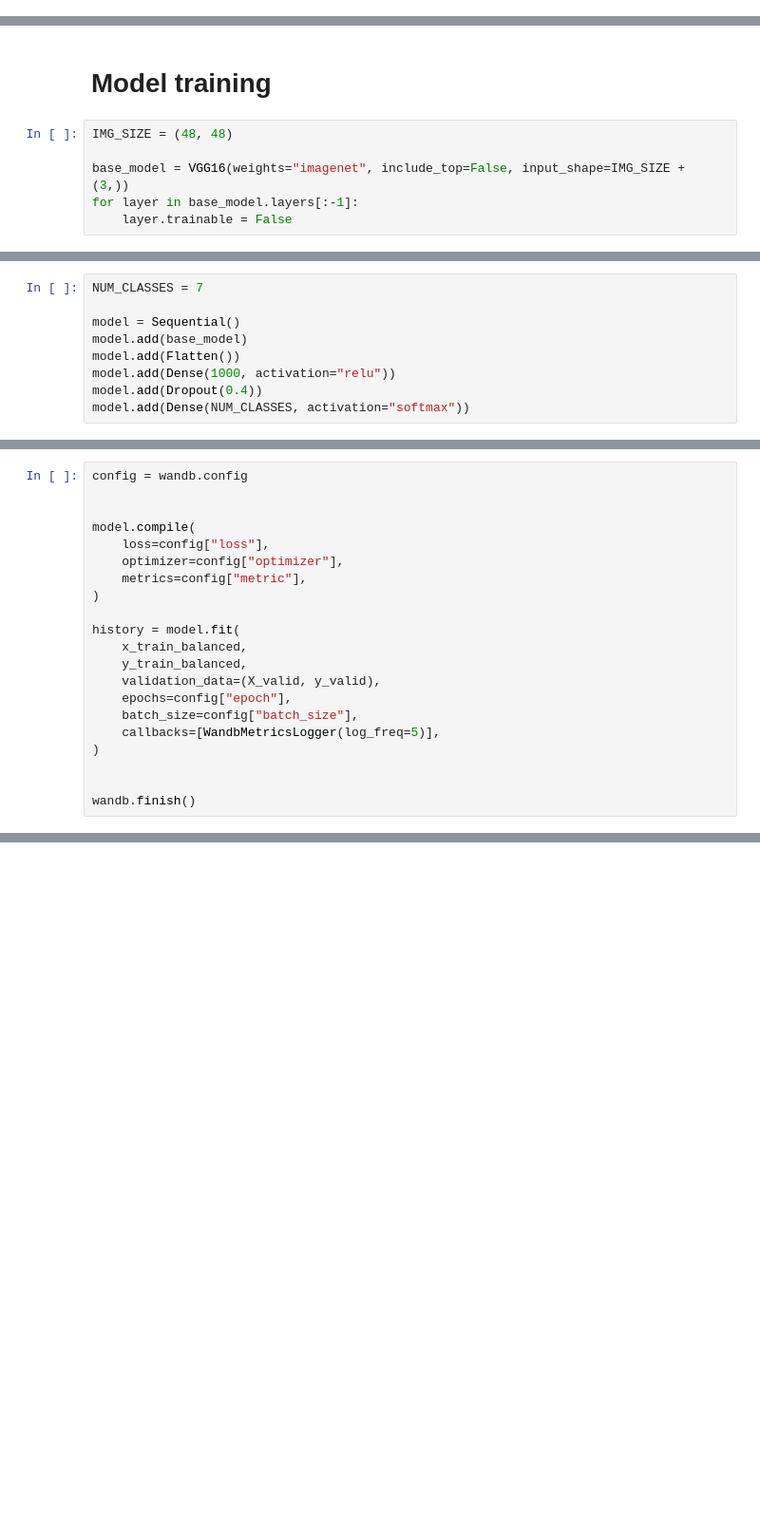
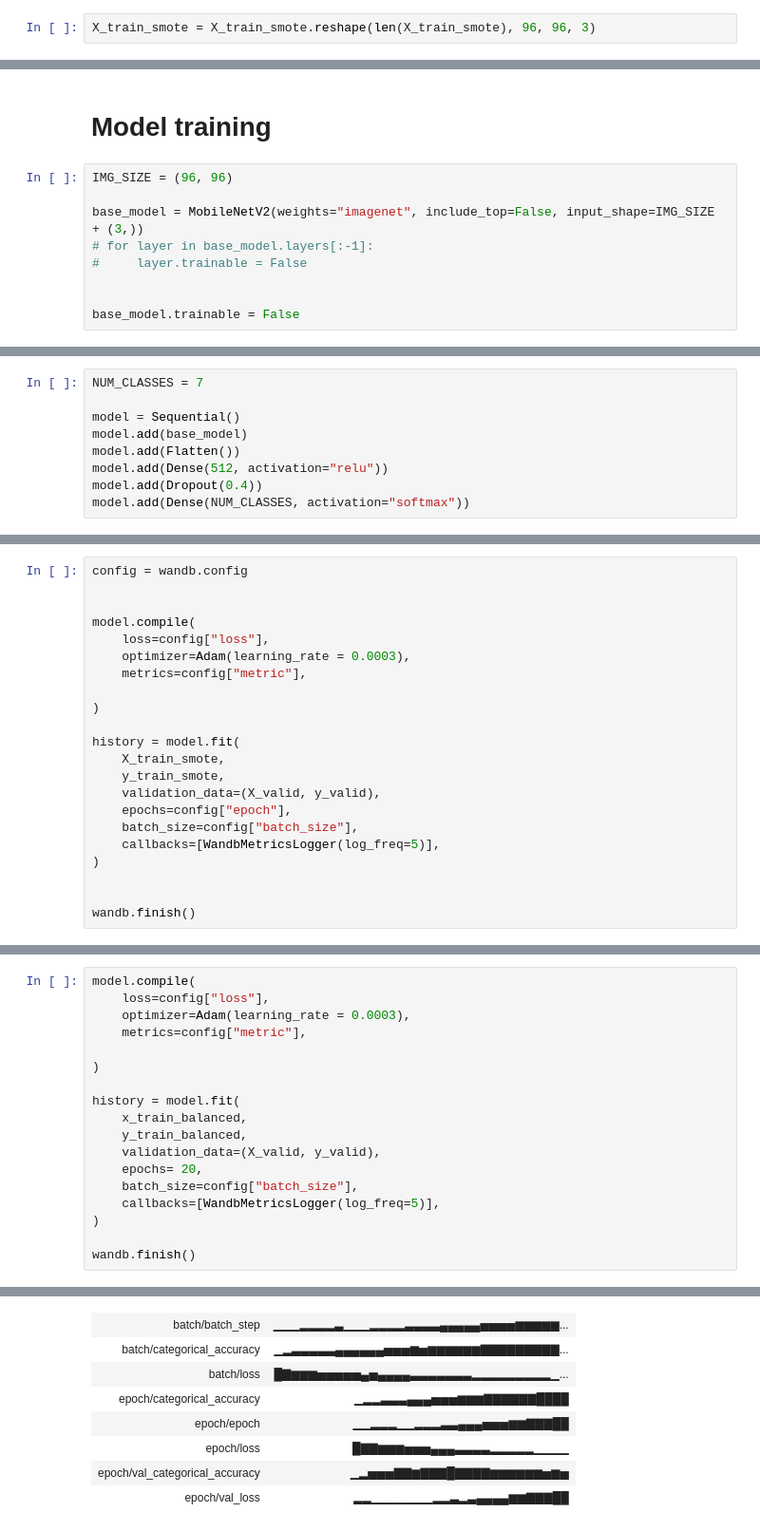
Before and after one commit to DSPRO2-Group-9/emotion_recognition, a Jupyter notebook: notebook/modeling/Experiments/model_balanced_mobilenetv2.ipynb, the cells around one changed output, grey strips where cells are left out. Shown at 95% size. Cells and saved outputs as stored; diff of their text form; blank space fills up the shorter version.

Commit message:
added smote to the balanced mobilenetv2 model

```diff
--- a/notebook/modeling/Experiments/model_balanced.ipynb
+++ b/notebook/modeling/Experiments/model_balanced_mobilenetv2.ipynb
@@ -204,3 +267,5 @@ fig.update_layout(
 fig.update_traces(texttemplate="%{y}", textposition="inside")
 
 fig.show()
+# %%
+X_train_smote = X_train_smote.reshape(len(X_train_smote), 96, 96, 3)
@@ -275,8 +348,11 @@ fig.show()
 # %% [markdown]
 # Model training
 # %%
-IMG_SIZE = (48, 48)
+IMG_SIZE = (96, 96)
 
-base_model = VGG16(weights="imagenet", include_top=False, input_shape=IMG_SIZE + (3,))
-for layer in base_model.layers[:-1]:
-    layer.trainable = False
+base_model = MobileNetV2(weights="imagenet", include_top=False, input_shape=IMG_SIZE + (3,))
+# for layer in base_model.layers[:-1]:
+#     layer.trainable = False
+
+
+base_model.trainable = False
@@ -289,7 +362,7 @@ NUM_CLASSES = 7
 model = Sequential()
 model.add(base_model)
 model.add(Flatten())
-model.add(Dense(1000, activation="relu"))
+model.add(Dense(512, activation="relu"))
 model.add(Dropout(0.4))
 model.add(Dense(NUM_CLASSES, activation="softmax"))
 # %%
@@ -318,13 +399,14 @@ config = wandb.config
 
 model.compile(
     loss=config["loss"],
-    optimizer=config["optimizer"],
+    optimizer=Adam(learning_rate = 0.0003),
     metrics=config["metric"],
+
 )
 
 history = model.fit(
-    x_train_balanced,
-    y_train_balanced,
+    X_train_smote,
+    y_train_smote,
     validation_data=(X_valid, y_valid),
     epochs=config["epoch"],
     batch_size=config["batch_size"],
@@ -379,0 +422,19 @@ model.save("../../../model/240522_vgg16_model.keras")
+# %%
+model.compile(
+    loss=config["loss"],
+    optimizer=Adam(learning_rate = 0.0003),
+    metrics=config["metric"],
+
+)
+
+history = model.fit(
+    x_train_balanced,
+    y_train_balanced,
+    validation_data=(X_valid, y_valid),
+    epochs= 20,
+    batch_size=config["batch_size"],
+    callbacks=[WandbMetricsLogger(log_freq=5)],
+)
+
+wandb.finish()
+# %% [output]
@@ -379,0 +459,8 @@ model.save("../../../model/240522_vgg16_model.keras")
+| batch/batch_step | ▁▁▁▂▂▂▂▃▁▁▁▂▂▂▂▃▃▃▃▄▄▄▄▄▅▅▅▅▆▆▆▆▆... |
+| batch/categorical_accuracy | ▁▂▃▃▃▃▃▄▄▄▄▄▄▅▅▅▆▅▆▆▆▆▆▆▇▇▇▇▇▇▇▇▇... |
+| batch/loss | █▇▆▆▆▅▅▅▅▅▄▅▄▄▄▄▃▃▃▃▃▃▃▂▂▂▂▂▂▂▂▂▁... |
+| epoch/categorical_accuracy | ▁▂▂▃▃▃▄▄▄▅▅▅▆▆▆▇▇▇▇▇▇████ |
+| epoch/epoch | ▁▁▂▂▂▁▁▂▂▂▃▃▄▄▄▅▅▅▆▆▇▇▇██ |
+| epoch/loss | █▇▇▆▆▆▅▅▅▄▄▄▃▃▃▃▂▂▂▂▂▁▁▁▁ |
+| epoch/val_categorical_accuracy | ▁▂▅▅▅▇▇▆▇▇▇█▇▇▇▇▆▆▆▆▆▆▅▆▅ |
+| epoch/val_loss | ▂▂▁▁▁▁▁▁▁▂▂▃▂▃▄▄▄▄▆▆▇▇▇██ |
```
Also changed, not shown: parts of 22 cells of this notebook.
